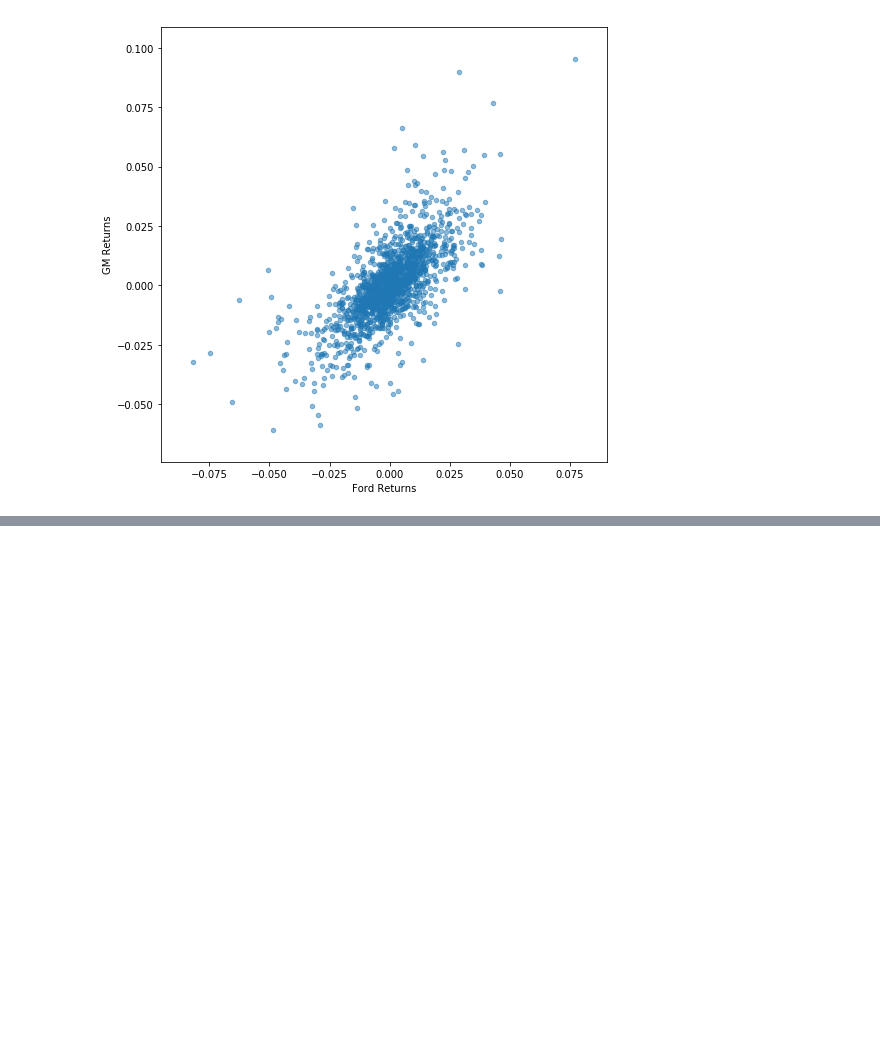
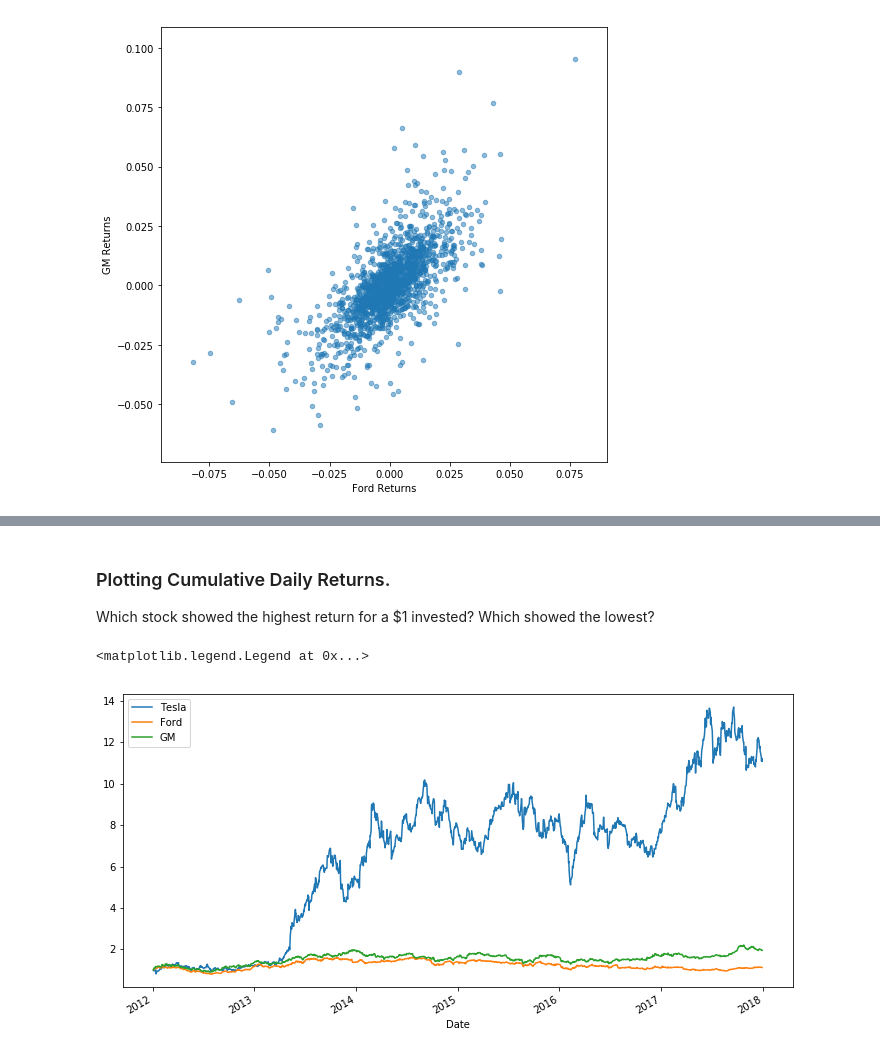
Before and after one commit to CheesePotato/Stock-Analysis, a Jupyter notebook: Car Companies Stock Analysis.ipynb, the cells around one changed output, grey strips where cells are left out. Cells and saved outputs as stored; diff of their text form; code cells hidden in the pictures; blank space fills up the shorter version.

```diff
--- a/Car Companies Stock Analysis.ipynb
+++ b/Car Companies Stock Analysis.ipynb
@@ -276,0 +313,3 @@ box_df.plot(kind='scatter',x='Ford Returns',y='GM Returns',alpha=0.5,figsize=(8,
+# %%
+tesla['Cumulative Return'] = (1 + tesla['returns']).cumprod()
+tesla.head()
@@ -276,0 +324,15 @@ box_df.plot(kind='scatter',x='Ford Returns',y='GM Returns',alpha=0.5,figsize=(8,
+# %%
+ford['Cumulative Return'] = (1 + ford['returns']).cumprod()
+gm['Cumulative Return'] = (1 + gm['returns']).cumprod()
+# %% [markdown]
+### Plotting Cumulative Daily Returns.
+Which stock showed the highest return for a $1 invested? Which showed the lowest?
+# %%
+fig = plt.figure(figsize = (12, 6))
+tesla['Cumulative Return'].plot(label = 'Tesla')
+ford['Cumulative Return'].plot(label = 'Ford')
+gm['Cumulative Return'].plot(label = 'GM')
+plt.legend()
+# %% [output]
+<matplotlib.legend.Legend at 0x...>
+[figure, added]
```
Also changed, not shown: parts of 20 cells of this notebook.
